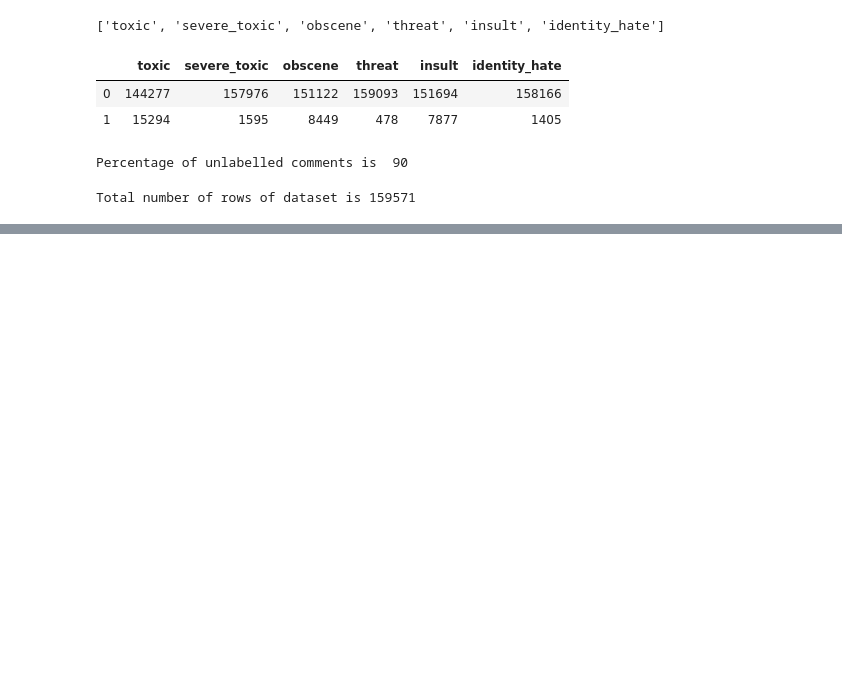
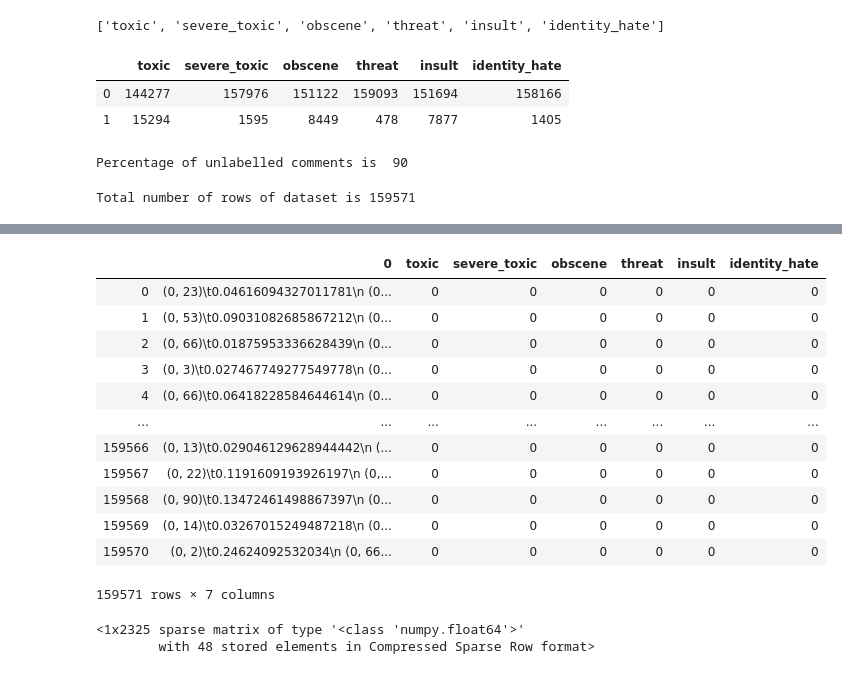
Before and after one commit to andiosika/NLP-to-identify-toxic-or-abusive-language-for-online-conversation-using-Keras-Deep-Learning-Models, a Jupyter notebook: visualization.ipynb, the cells around one changed output, grey strips where cells are left out. Drawn from its saved outputs; the diff is of its cells as text; code cells hidden in the pictures; blank space fills up the shorter version.

```diff
--- a/visualization.ipynb
+++ b/visualization.ipynb
@@ -112,0 +155,9 @@ Total number of rows of dataset is 159571
+# %%
+from sklearn.cluster import KMeans
+
+NUMBER_OF_CLUSTERS = 3
+km = KMeans(
+    n_clusters=NUMBER_OF_CLUSTERS,
+    init='k-means++',
+    max_iter=500)
+km.fit(x)
@@ -112,0 +176,22 @@ Total number of rows of dataset is 159571
+# %%
+ha = pd.DataFrame(x)
+# %%
+train_cols = train[tr_cols]
+# %%
+hate = pd.concat([ha, train_cols], axis=1)
+# %%
+hate
+# %% [output]
+|  | 0 | toxic | severe_toxic | obscene | threat | insult | identity_hate |
+| 0 | (0, 23)\t0.04616094327011781\n (0... | 0 | 0 | 0 | 0 | 0 | 0 |
+| 1 | (0, 53)\t0.09031082685867212\n (0... | 0 | 0 | 0 | 0 | 0 | 0 |
+| 2 | (0, 66)\t0.01875953336628439\n (0... | 0 | 0 | 0 | 0 | 0 | 0 |
+| 3 | (0, 3)\t0.027467749277549778\n (0... | 0 | 0 | 0 | 0 | 0 | 0 |
+| 4 | (0, 66)\t0.06418228584644614\n (0... | 0 | 0 | 0 | 0 | 0 | 0 |
+| ... | ... | ... | ... | ... | ... | ... | ... |
+| 159566 | (0, 13)\t0.029046129628944442\n (... | 0 | 0 | 0 | 0 | 0 | 0 |
+| 159567 | (0, 22)\t0.1191609193926197\n (0,... | 0 | 0 | 0 | 0 | 0 | 0 |
+| 159568 | (0, 90)\t0.13472461498867397\n (0... | 0 | 0 | 0 | 0 | 0 | 0 |
+| 159569 | (0, 14)\t0.03267015249487218\n (0... | 0 | 0 | 0 | 0 | 0 | 0 |
+| 159570 | (0, 2)\t0.24624092532034\n (0, 66... | 0 | 0 | 0 | 0 | 0 | 0 |
+159571 rows × 7 columns
@@ -112,0 +200,5 @@ Total number of rows of dataset is 159571
+# %%
+hate['textdata'][0]
+# %% [output]
+<1x2325 sparse matrix of type '<class 'numpy.float64'>'
+        with 48 stored elements in Compressed Sparse Row format>
```
Also changed, not shown: parts of 19 cells of this notebook.
